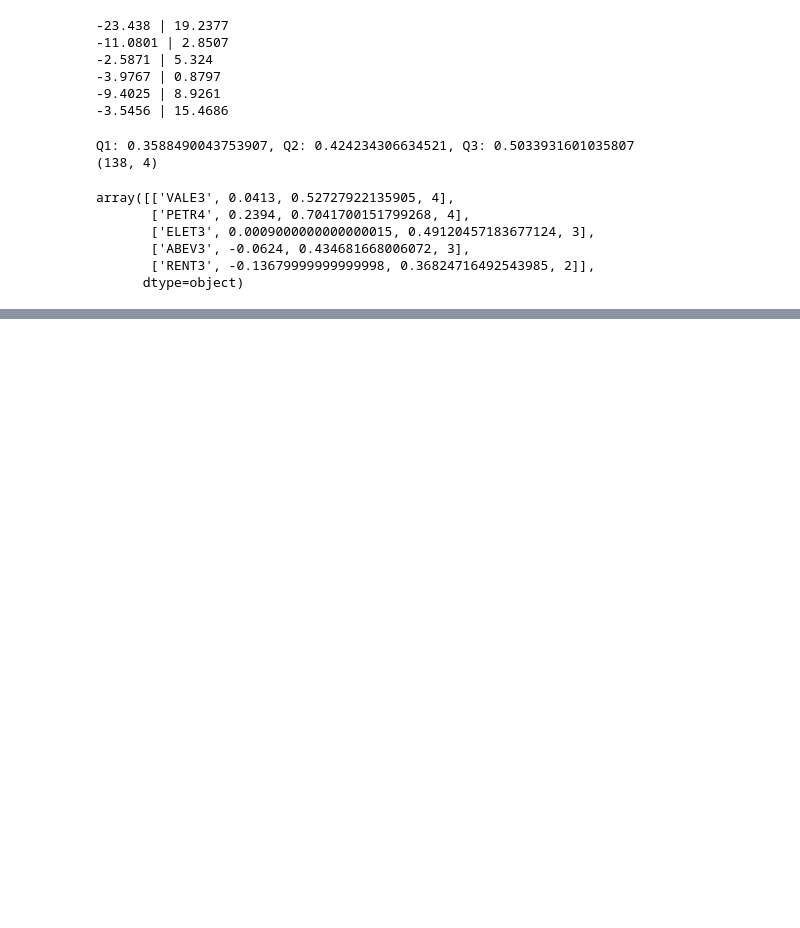
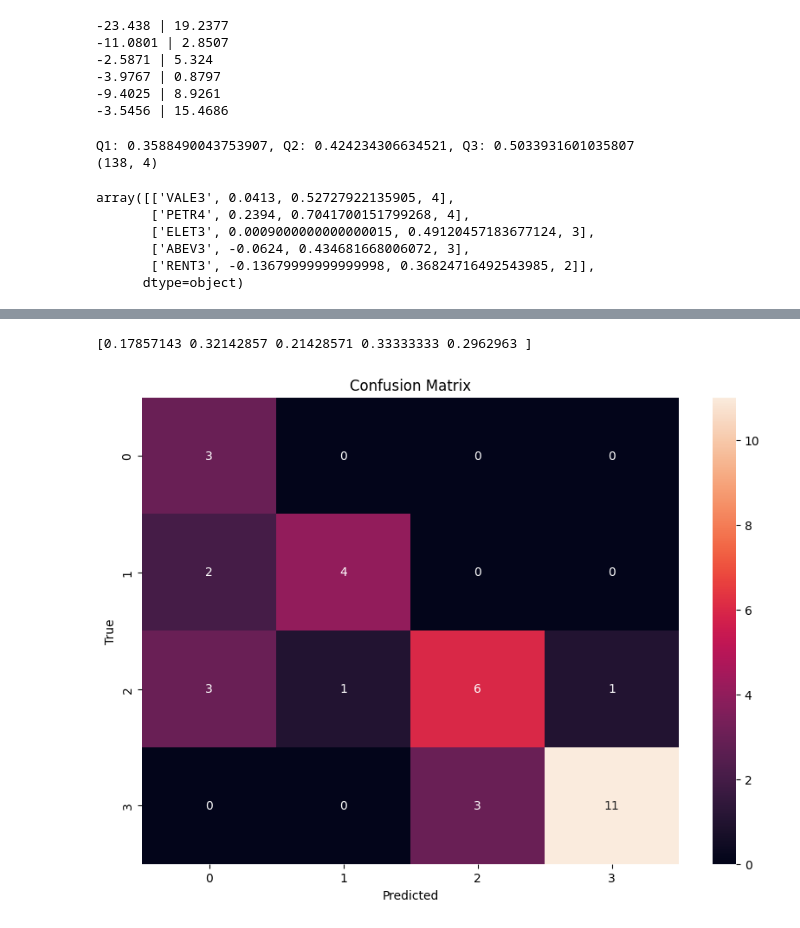
Before and after one commit to gassuncao27/ML_stockmarket, a Jupyter notebook: cluster_financialdata.ipynb, the cells around one changed output, grey strips where cells are left out. Saved outputs shown, nothing was run; the diff lists cells and outputs as text; code cells hidden in the pictures; blank space fills up the shorter version.

```diff
--- a/cluster_financialdata.ipynb
+++ b/cluster_financialdata.ipynb
@@ -210,0 +424,26 @@ array([['VALE3', 0.0413, 0.52727922135905, 4],
+# %%
+from sklearn.model_selection import cross_val_score
+
+scores = cross_val_score(mlp, X, y, cv=5)
+print(scores)
+# %% [output]
+[0.17857143 0.32142857 0.21428571 0.33333333 0.2962963 ]
+# %%
+from sklearn.metrics import confusion_matrix
+import matplotlib.pyplot as plt
+import seaborn as sns  # opcional para uma visualização mais bonita
+
+# Supondo que 'predictions' e 'y_test' são as previsões e os rótulos verdadeiros do modelo
+
+# Calcular a matriz de confusão
+conf_matrix = confusion_matrix(y_test, predictions)
+
+# Plotar a matriz de confusão
+plt.figure(figsize=(10, 7))
+sns.heatmap(conf_matrix, annot=True, fmt='g')  # 'fmt='g' para evitar notação científica
+plt.xlabel('Predicted')
+plt.ylabel('True')
+plt.title('Confusion Matrix')
+plt.show()
+# %% [output]
+[figure, added]
```
Also changed, not shown: parts of 16 cells of this notebook.
